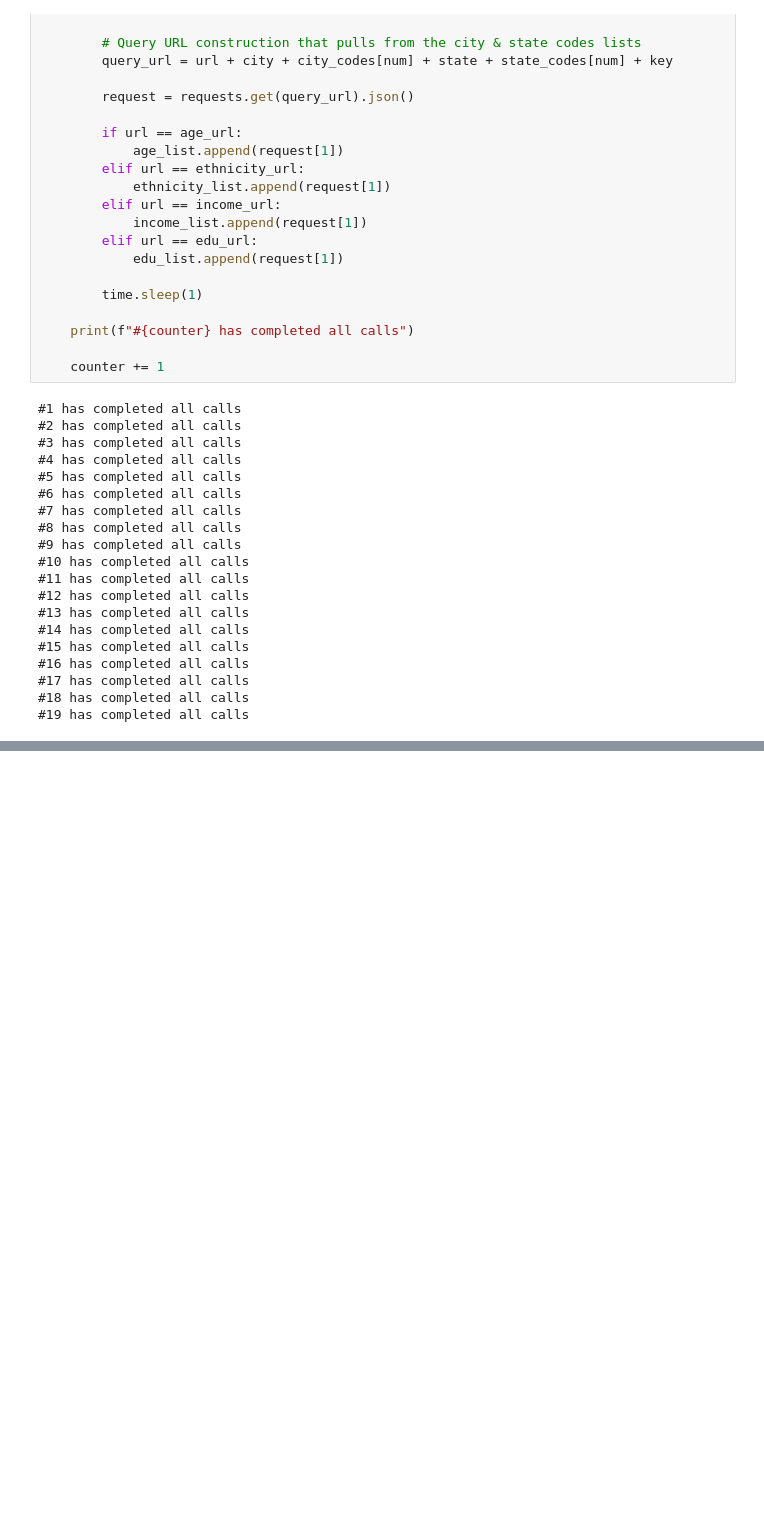
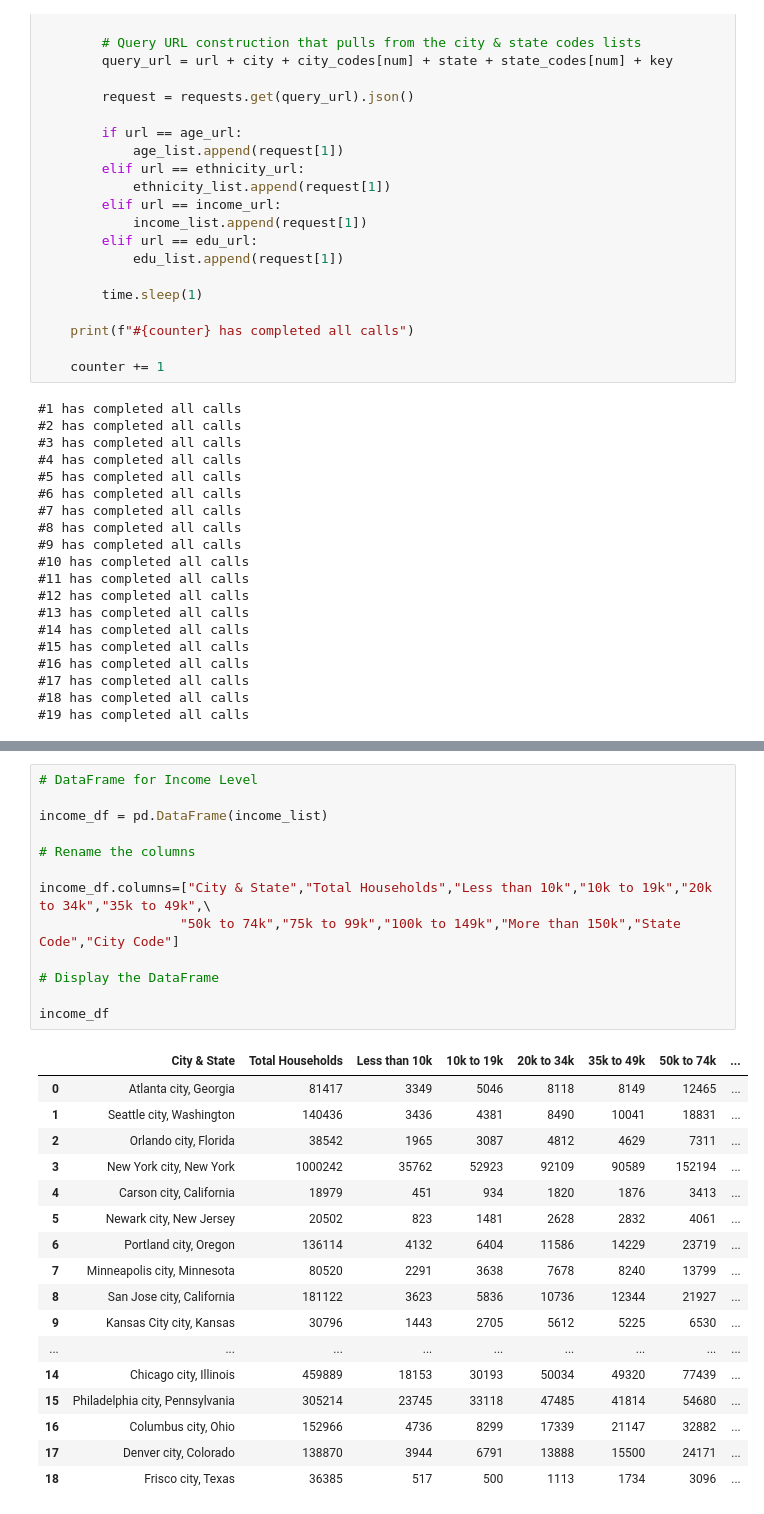
Before and after one commit to Jccommander/Project1-WJBA, a Jupyter notebook: Cleaning_And_Exploration.ipynb, the cells around one changed output, grey strips where cells are left out. Drawn from its saved outputs; the diff is of its cells as text; blank space fills up the shorter version.

```diff
--- a/Cleaning_And_Exploration.ipynb
+++ b/Cleaning_And_Exploration.ipynb
@@ -189,0 +293,31 @@ for num in range(19):
+# %%
+# DataFrame for Income Level
+
+income_df = pd.DataFrame(income_list)
+
+# Rename the columns
+
+income_df.columns=["City & State","Total Households","Less than 10k","10k to 19k","20k to 34k","35k to 49k",\
+                  "50k to 74k","75k to 99k","100k to 149k","More than 150k","State Code","City Code"]
+
+# Display the DataFrame
+
+income_df
+# %% [output]
+|  | City & State | Total Households | Less than 10k | 10k to 19k | 20k to 34k | 35k to 49k | 50k to 74k | ... |
+| 0 | Atlanta city, Georgia | 81417 | 3349 | 5046 | 8118 | 8149 | 12465 | ... |
+| 1 | Seattle city, Washington | 140436 | 3436 | 4381 | 8490 | 10041 | 18831 | ... |
+| 2 | Orlando city, Florida | 38542 | 1965 | 3087 | 4812 | 4629 | 7311 | ... |
+| 3 | New York city, New York | 1000242 | 35762 | 52923 | 92109 | 90589 | 152194 | ... |
+| 4 | Carson city, California | 18979 | 451 | 934 | 1820 | 1876 | 3413 | ... |
+| 5 | Newark city, New Jersey | 20502 | 823 | 1481 | 2628 | 2832 | 4061 | ... |
+| 6 | Portland city, Oregon | 136114 | 4132 | 6404 | 11586 | 14229 | 23719 | ... |
+| 7 | Minneapolis city, Minnesota | 80520 | 2291 | 3638 | 7678 | 8240 | 13799 | ... |
+| 8 | San Jose city, California | 181122 | 3623 | 5836 | 10736 | 12344 | 21927 | ... |
+| 9 | Kansas City city, Kansas | 30796 | 1443 | 2705 | 5612 | 5225 | 6530 | ... |
+| ... | ... | ... | ... | ... | ... | ... | ... | ... |
+| 14 | Chicago city, Illinois | 459889 | 18153 | 30193 | 50034 | 49320 | 77439 | ... |
+| 15 | Philadelphia city, Pennsylvania | 305214 | 23745 | 33118 | 47485 | 41814 | 54680 | ... |
+| 16 | Columbus city, Ohio | 152966 | 4736 | 8299 | 17339 | 21147 | 32882 | ... |
+| 17 | Denver city, Colorado | 138870 | 3944 | 6791 | 13888 | 15500 | 24171 | ... |
+| 18 | Frisco city, Texas | 36385 | 517 | 500 | 1113 | 1734 | 3096 | ... |
```
Also changed, not shown: parts of 7 cells of this notebook.
